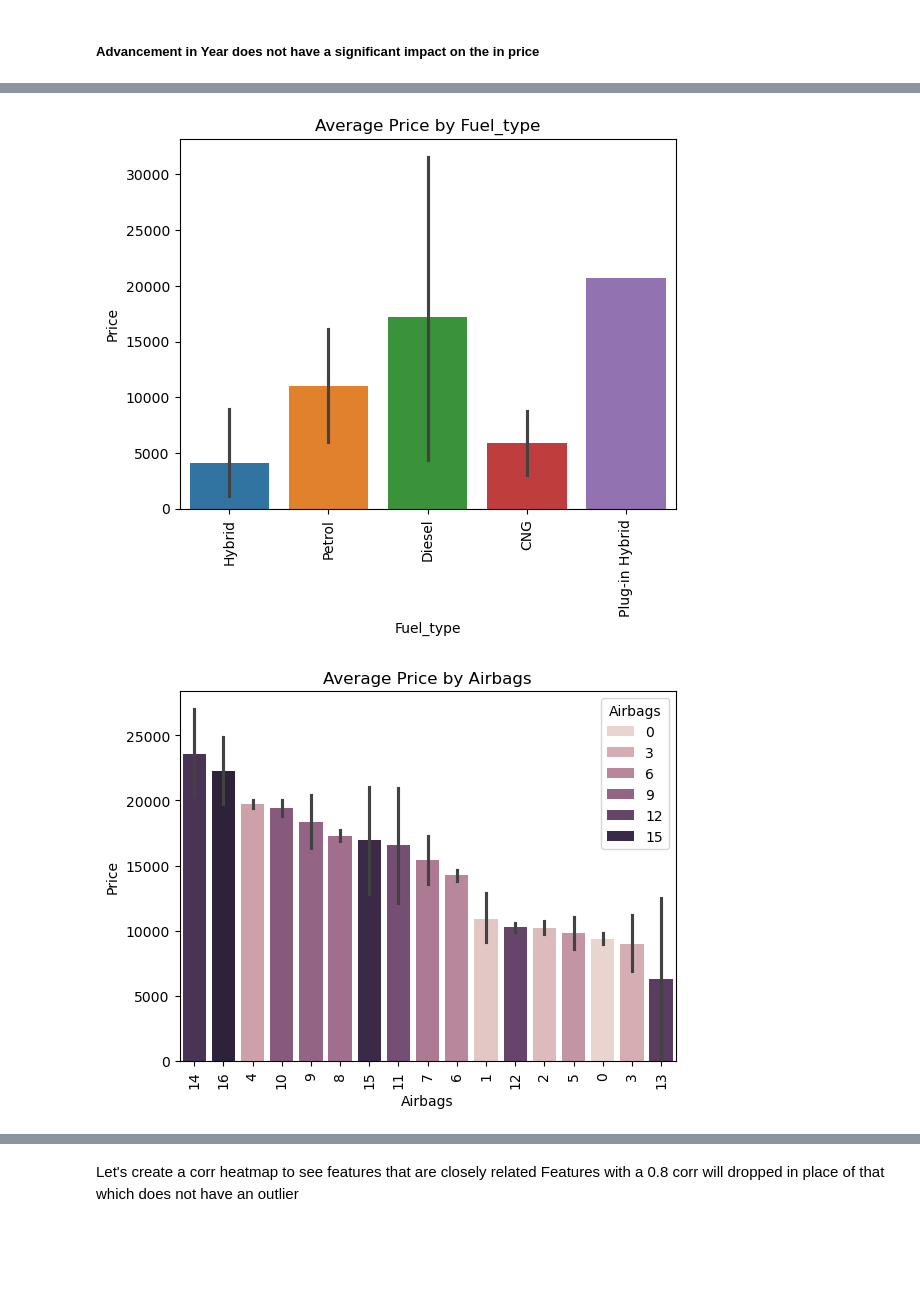
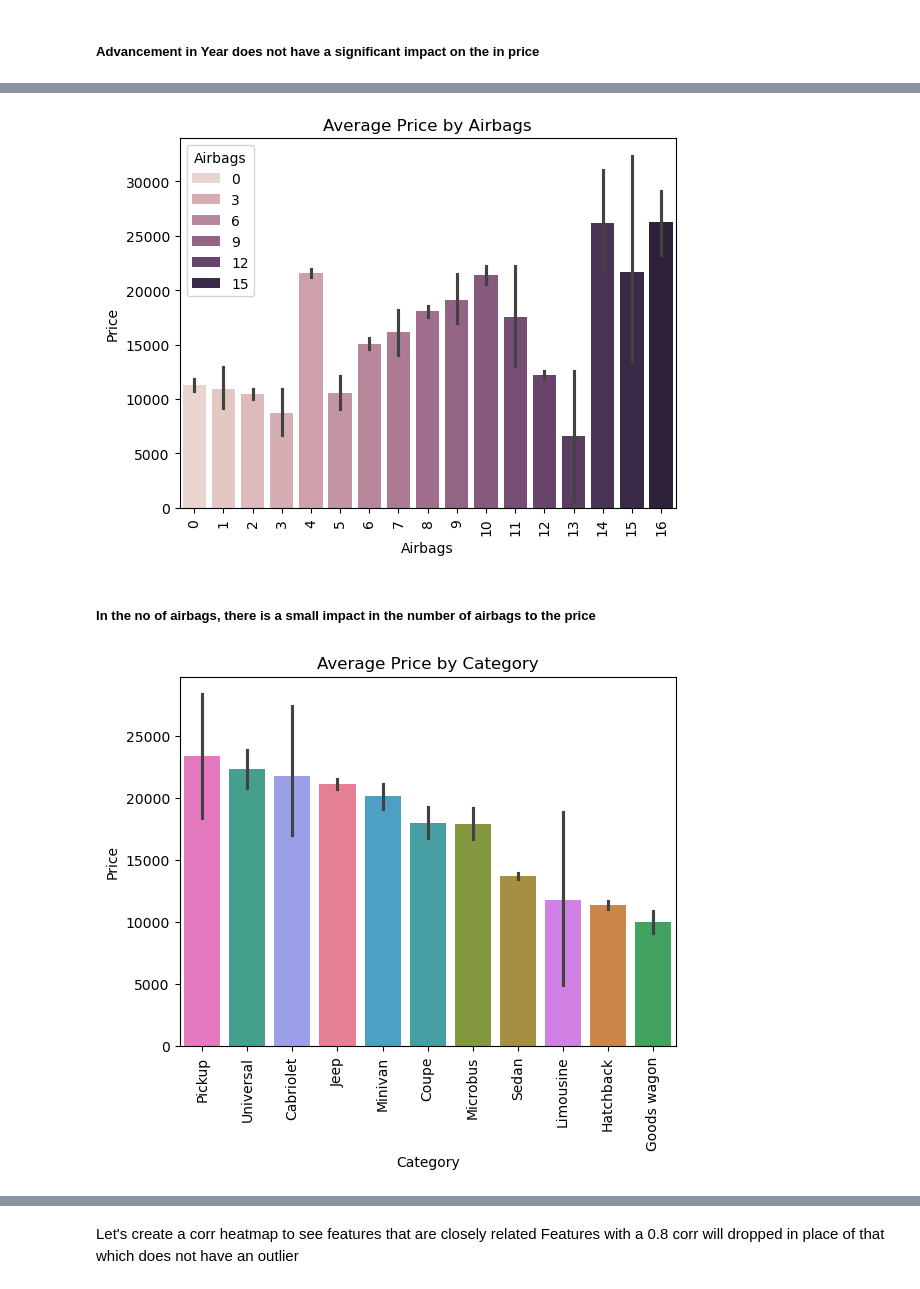
Before and after one commit to Aifedayo/data-science-maths, a Jupyter notebook: Projects/flask_server_car_price_pred_v2/model/car_price_prediction_model_v2.ipynb, the cells around one changed output, grey strips where cells are left out. Drawn from its saved outputs; the diff is of its cells as text; code cells hidden in the pictures; blank space fills up the shorter version.

```diff
--- a/Projects/flask_server_car_price_pred_v2/model/car_price_prediction_model_v2.ipynb
+++ b/Projects/flask_server_car_price_pred_v2/model/car_price_prediction_model_v2.ipynb
@@ -367,19 +406,20 @@ plt.show();
 # %%
-
-sns.barplot(x='Fuel_type', y='Price', data=df.iloc[:25], estimator=np.mean, hue='Fuel_type')
-plt.title('Average Price by Fuel_type')
+sns.barplot(x='Airbags', y='Price', data=df, estimator=np.mean, hue='Airbags')
+plt.title('Average Price by Airbags')
 plt.xticks(rotation=90);
-plt.show();
+plt.show()
 # %% [output]
-[figure, old version]
+[figure, new version]
+# %% [markdown]
+##### In the no of airbags, there is a small impact in the number of airbags to the price
 # %%
-mean_price_by_airbags = df.groupby('Airbags')['Price'].mean().reset_index()
-mean_price_by_airbags_sorted = mean_price_by_airbags.sort_values(by='Price', ascending=False)
+subset_df = df.iloc[:30]
+grouped_df = df.groupby('Category')['Price'].mean()
+sorted_order = grouped_df.sort_values(ascending=False).index
 
-
-sns.barplot(x='Airbags', y='Price', data=df, estimator=np.mean, hue='Airbags',order=mean_price_by_airbags_sorted['Airbags'])
-plt.title('Average Price by Airbags')
+sns.barplot(data=df, x='Category', y='Price', estimator=np.mean, hue="Category", order=sorted_order)
+plt.title('Average Price by Category')
 plt.xticks(rotation=90);
-plt.show()
+plt.show();
 # %% [output]
-[figure, old version]
+[figure, new version]
```
Also changed, not shown: parts of 14 cells of this notebook.
